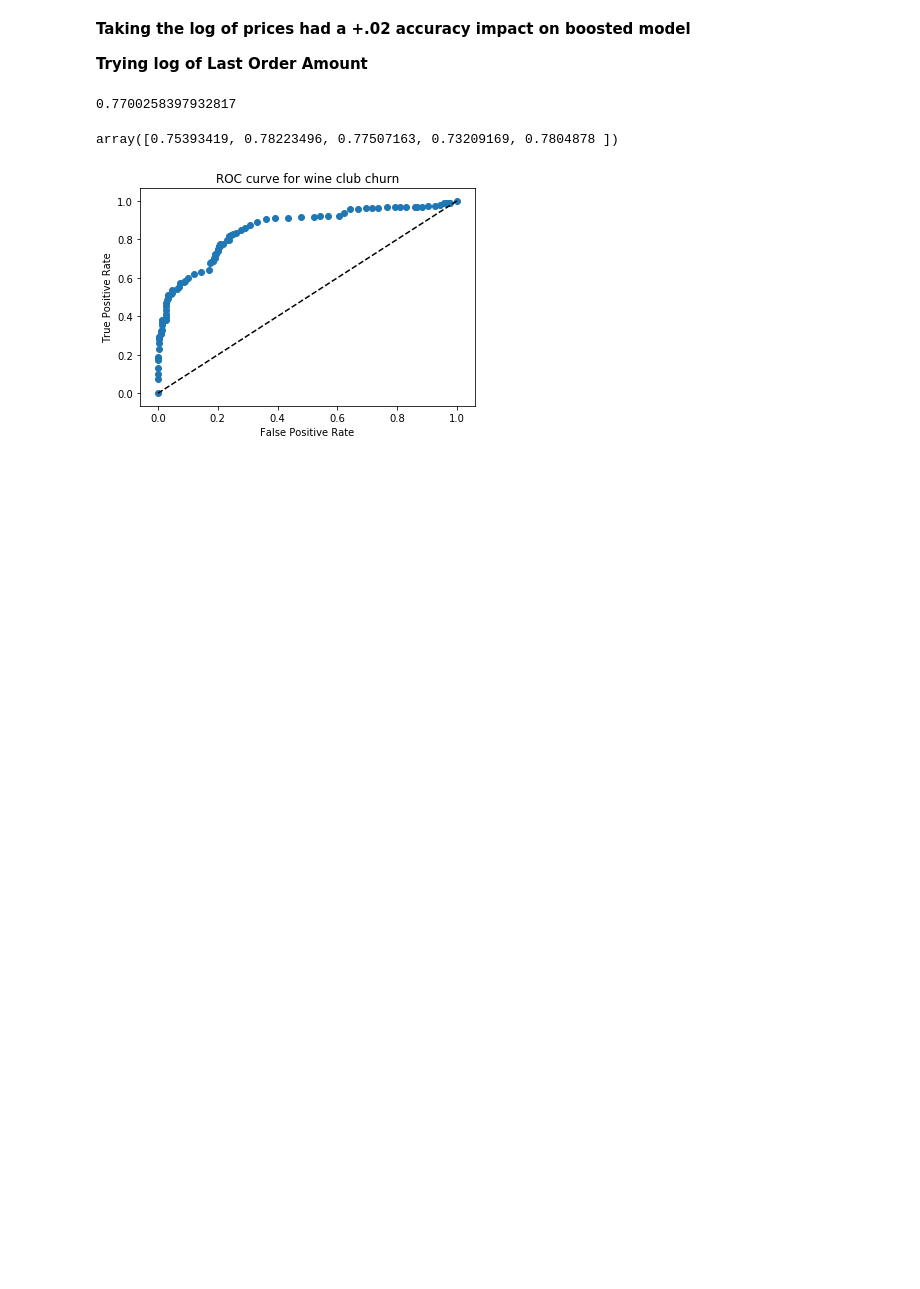
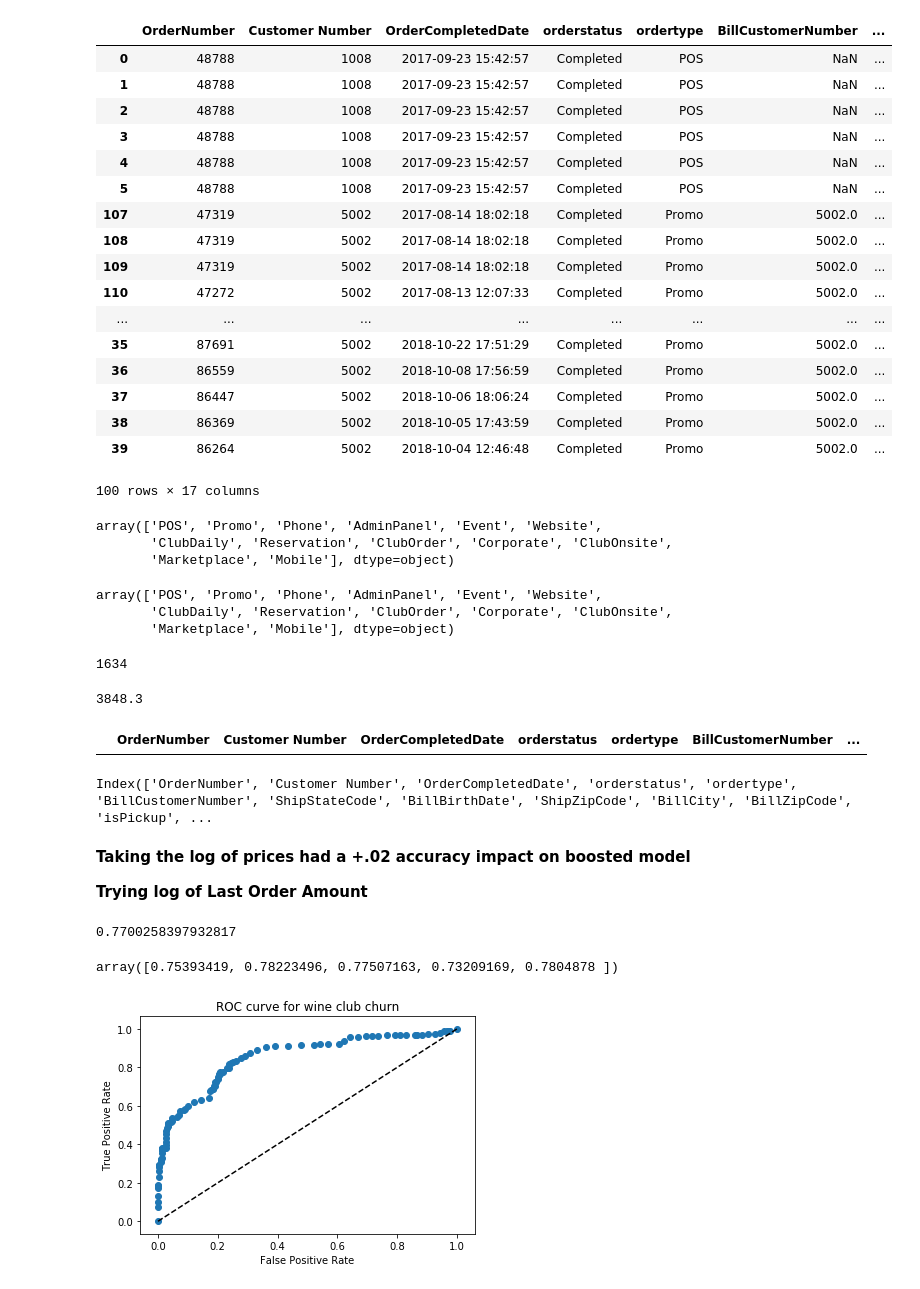
Before and after one commit to sphilazar/wine-clubs, a Jupyter notebook: TestScripts.ipynb, the cells around one changed output. Saved outputs shown, nothing was run; the diff lists cells and outputs as text; code cells hidden in the pictures; blank space fills up the shorter version.

```diff
--- a/TestScripts.ipynb
+++ b/TestScripts.ipynb
@@ -14,3 +14,12 @@ import matplotlib
 matplotlib.use("TkAgg")
 from matplotlib import pyplot as plt
 %matplotlib inline
+# %%
+path = '../club_members.csv'
+clubs = pd.read_csv(path)
+
+path = '../customer_list.csv'
+customers = pd.read_csv(path)
+
+path = '../order_history.csv'
+data = pd.read_csv(path)
@@ -17,3 +68,54 @@ from matplotlib import pyplot as plt
+# %%
+data = data.sort_values("Customer Number")
+# %%
+data.head(100)
+# %% [output]
+|  | OrderNumber | Customer Number | OrderCompletedDate | orderstatus | ordertype | BillCustomerNumber | ... |
+| 0 | 48788 | 1008 | 2017-09-23 15:42:57 | Completed | POS | NaN | ... |
+| 1 | 48788 | 1008 | 2017-09-23 15:42:57 | Completed | POS | NaN | ... |
+| 2 | 48788 | 1008 | 2017-09-23 15:42:57 | Completed | POS | NaN | ... |
+| 3 | 48788 | 1008 | 2017-09-23 15:42:57 | Completed | POS | NaN | ... |
+| 4 | 48788 | 1008 | 2017-09-23 15:42:57 | Completed | POS | NaN | ... |
+| 5 | 48788 | 1008 | 2017-09-23 15:42:57 | Completed | POS | NaN | ... |
+| 107 | 47319 | 5002 | 2017-08-14 18:02:18 | Completed | Promo | 5002.0 | ... |
+| 108 | 47319 | 5002 | 2017-08-14 18:02:18 | Completed | Promo | 5002.0 | ... |
+| 109 | 47319 | 5002 | 2017-08-14 18:02:18 | Completed | Promo | 5002.0 | ... |
+| 110 | 47272 | 5002 | 2017-08-13 12:07:33 | Completed | Promo | 5002.0 | ... |
+| ... | ... | ... | ... | ... | ... | ... | ... |
+| 35 | 87691 | 5002 | 2018-10-22 17:51:29 | Completed | Promo | 5002.0 | ... |
+| 36 | 86559 | 5002 | 2018-10-08 17:56:59 | Completed | Promo | 5002.0 | ... |
+| 37 | 86447 | 5002 | 2018-10-06 18:06:24 | Completed | Promo | 5002.0 | ... |
+| 38 | 86369 | 5002 | 2018-10-05 17:43:59 | Completed | Promo | 5002.0 | ... |
+| 39 | 86264 | 5002 | 2018-10-04 12:46:48 | Completed | Promo | 5002.0 | ... |
+100 rows × 17 columns
+# %%
+data["ordertype"].unique()
+# %% [output]
+array(['POS', 'Promo', 'Phone', 'AdminPanel', 'Event', 'Website',
+       'ClubDaily', 'Reservation', 'ClubOrder', 'Corporate', 'ClubOnsite',
+       'Marketplace', 'Mobile'], dtype=object)
+# %%
+data["ordertype"].unique()
+# %% [output]
+array(['POS', 'Promo', 'Phone', 'AdminPanel', 'Event', 'Website',
+       'ClubDaily', 'Reservation', 'ClubOrder', 'Corporate', 'ClubOnsite',
+       'Marketplace', 'Mobile'], dtype=object)
+# %%
+data[data["ProductType"]=="Bundle"]["Price"].count()
+# %% [output]
+1634
+# %%
+data[data["ordertype"]=='ClubOnsite']["Price"].sum()
+# %% [output]
+3848.3
+# %%
+data[data["Quantity"].isna()]
+# %% [output]
+|  | OrderNumber | Customer Number | OrderCompletedDate | orderstatus | ordertype | BillCustomerNumber | ... |
+# %%
+data.columns
+# %% [output]
+Index(['OrderNumber', 'Customer Number', 'OrderCompletedDate', 'orderstatus', 'ordertype', 'BillCustomerNumber', 'ShipStateCode', 'BillBirthDate', 'ShipZipCode', 'BillCity', 'BillZipCode', 'isPickup', ...
 # %%
 import csv
 import random
```
Also changed, not shown: parts of 4 cells of this notebook, 5 other files.
